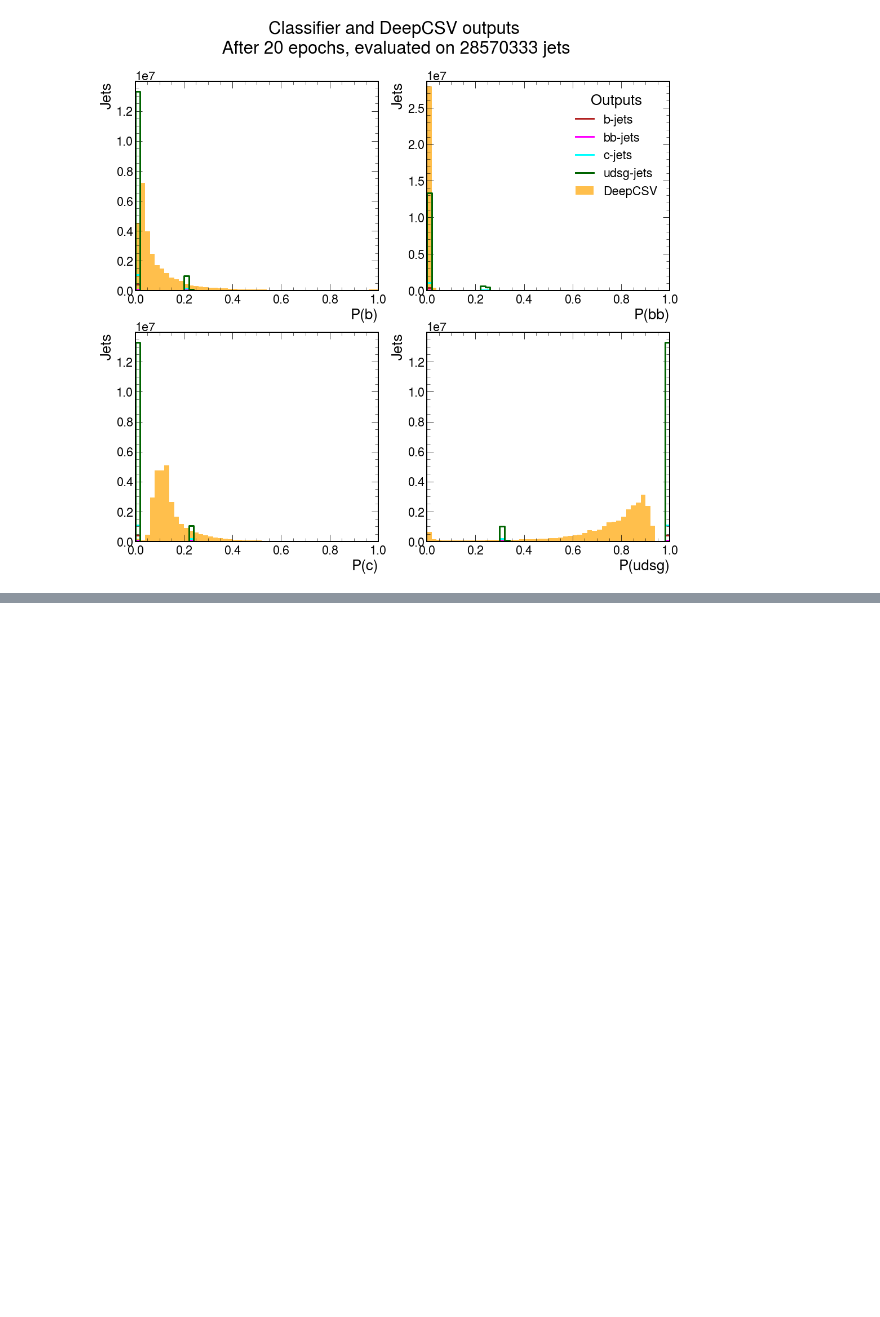
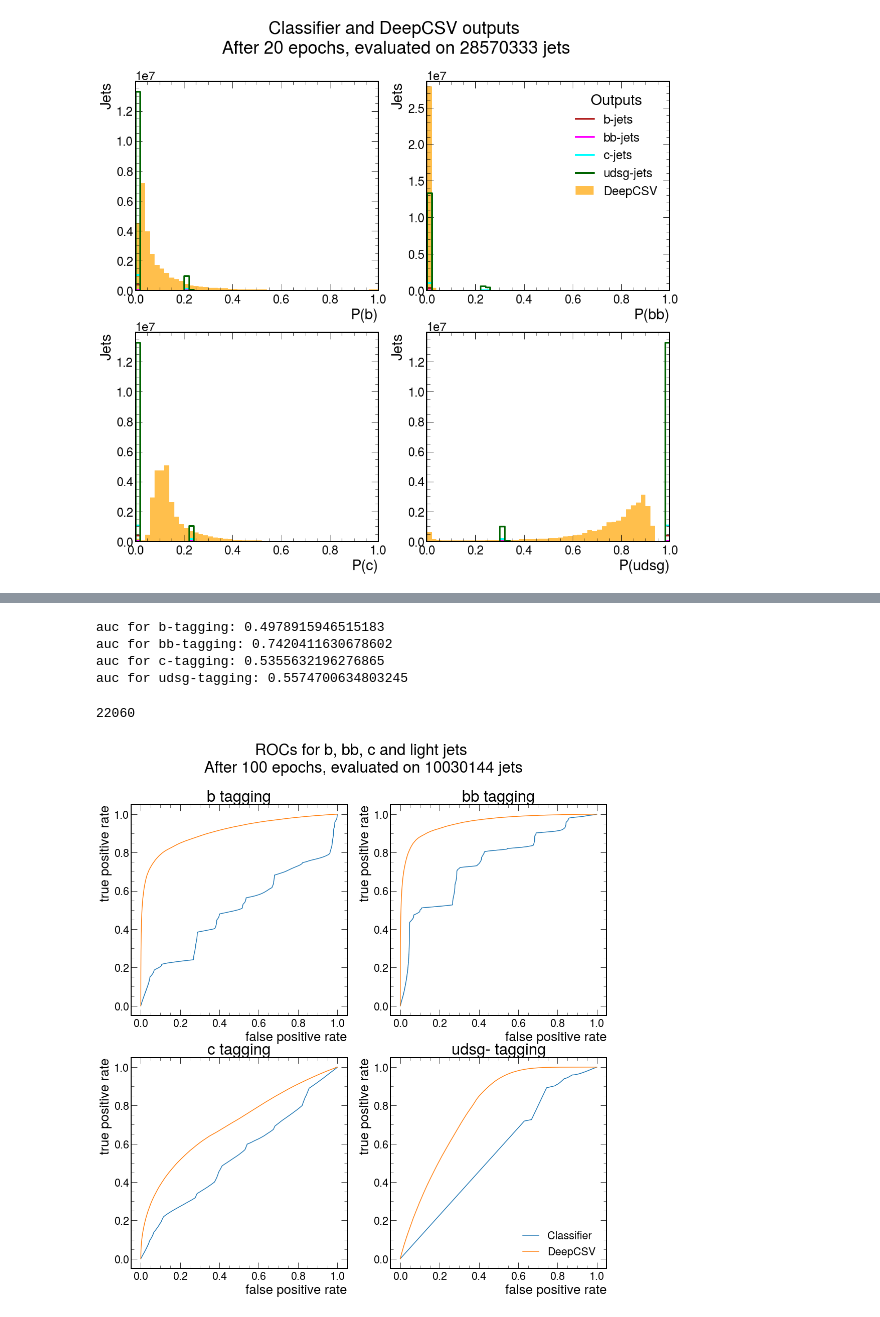
Before and after one commit to AnnikaStein/AI_Safety_2021, a Jupyter notebook: new_march_21/evalutation_training.ipynb, the cells around one changed output, grey strips where cells are left out. Drawn from its saved outputs; the diff is of its cells as text; code cells hidden in the pictures; blank space fills up the shorter version.

```diff
--- a/new_march_21/evalutation_training.ipynb
+++ b/new_march_21/evalutation_training.ipynb
@@ -369,0 +652,50 @@ Text(0.5, 0.98, 'Classifier and DeepCSV outputs\n After 20 epochs, evaluated on
+# %%
+#plot some ROC curves
+fig, ((ax1, ax2), (ax3, ax4)) = plt.subplots(2, 2, figsize=[17,17],num=4)
+fpr,tpr,thresholds = metrics.roc_curve([(1 if test_targets[i]==0 else 0) for i in range(len(test_targets))],predictions[:,0])
+ax1.plot(fpr,tpr)
+print(f"auc for b-tagging: {metrics.auc(fpr,tpr)}")
+fpr,tpr,thresholds = metrics.roc_curve([(1 if test_targets[i]==0 else 0) for i in range(len(test_targets))],DeepCSV_testset[:,0])
+ax1.plot(fpr,tpr)
+ax1.legend(['Classifier','DeepCSV'])
+ax1.set_xlabel('false positive rate')
+ax1.set_ylabel('true positive rate')
+ax1.set_title('b tagging')
+fpr,tpr,thresholds = metrics.roc_curve([(1 if test_targets[i]==1 else 0) for i in range(len(test_targets))],predictions[:,1])
+ax2.plot(fpr,tpr)
+print(f"auc for bb-tagging: {metrics.auc(fpr,tpr)}")
+fpr,tpr,thresholds = metrics.roc_curve([(1 if test_targets[i]==1 else 0) for i in range(len(test_targets))],DeepCSV_testset[:,1])
+ax2.plot(fpr,tpr)
+ax2.legend(['Classifier','DeepCSV'])
+ax2.set_xlabel('false positive rate')
+ax2.set_ylabel('true positive rate')
+ax2.set_title('bb tagging')
+fpr,tpr,thresholds = metrics.roc_curve([(1 if test_targets[i]==2 else 0) for i in range(len(test_targets))],predictions[:,2])
+ax3.plot(fpr,tpr)
+print(f"auc for c-tagging: {metrics.auc(fpr,tpr)}")
+fpr,tpr,thresholds = metrics.roc_curve([(1 if test_targets[i]==2 else 0) for i in range(len(test_targets))],DeepCSV_testset[:,2])
+ax3.plot(fpr,tpr)
+ax3.legend(['Classifier','DeepCSV'])
+ax3.set_xlabel('false positive rate')
+ax3.set_ylabel('true positive rate')
+ax3.set_title('c tagging')
+fpr,tpr,thresholds = metrics.roc_curve([(1 if test_targets[i]==3 else 0) for i in range(len(test_targets))],predictions[:,3])
+ax4.plot(fpr,tpr)
+print(f"auc for udsg-tagging: {metrics.auc(fpr,tpr)}")
+fpr,tpr,thresholds = metrics.roc_curve([(1 if test_targets[i]==3 else 0) for i in range(len(test_targets))],DeepCSV_testset[:,3])
+ax4.plot(fpr,tpr)
+ax4.legend(['Classifier','DeepCSV'])
+ax4.set_xlabel('false positive rate')
+ax4.set_ylabel('true positive rate')
+ax4.set_title('udsg- tagging')
+ax1.get_legend().remove(), ax2.get_legend().remove(), ax3.get_legend().remove()
+ax4.legend(['Classifier','DeepCSV'],loc='lower right')
+fig.suptitle(f'ROCs for b, bb, c and light jets\n After {at_epoch} epochs, evaluated on {len_test} jets')
+gc.collect()
+# %% [output]
+auc for b-tagging: 0.4978915946515183
+auc for bb-tagging: 0.7420411630678602
+auc for c-tagging: 0.5355632196276865
+auc for udsg-tagging: 0.5574700634803245
+22060
+[figure, added]
```
Also changed, not shown: parts of 15 cells of this notebook.
